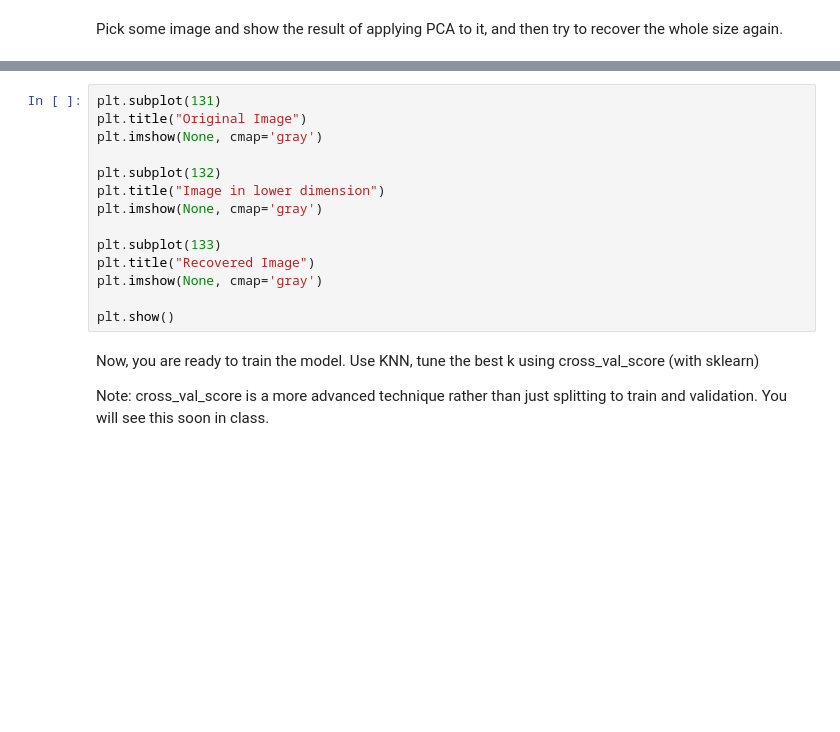
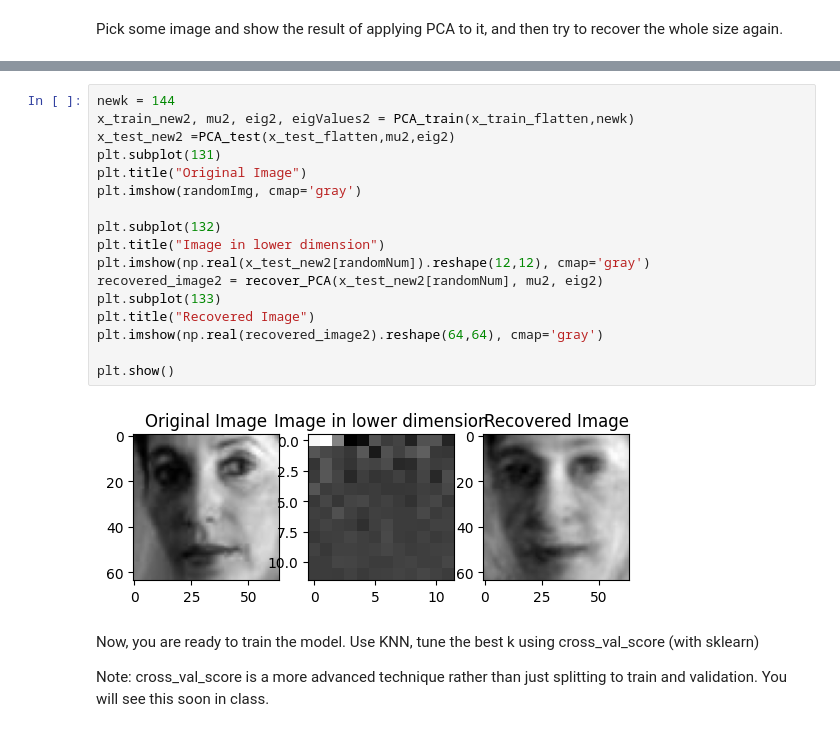
Before and after one commit to MahmoudAbade/ML-HW, a Jupyter notebook: HW3.ipynb, the cells around one changed output, grey strips where cells are left out. Cells and saved outputs as stored; diff of their text form; blank space fills up the shorter version.

```diff
--- a/HW3.ipynb
+++ b/HW3.ipynb
@@ -767,17 +729,22 @@ If optimal_n_components is close to 81: The visual difference might be minimal.
 # %%
+newk = 144
+x_train_new2, mu2, eig2, eigValues2 = PCA_train(x_train_flatten,newk)
+x_test_new2 =PCA_test(x_test_flatten,mu2,eig2)
 plt.subplot(131)
 plt.title("Original Image")
-plt.imshow(None, cmap='gray')
+plt.imshow(randomImg, cmap='gray')
 
 plt.subplot(132)
 plt.title("Image in lower dimension")
-plt.imshow(None, cmap='gray')
-
+plt.imshow(np.real(x_test_new2[randomNum]).reshape(12,12), cmap='gray')
+recovered_image2 = recover_PCA(x_test_new2[randomNum], mu2, eig2)
 plt.subplot(133)
 plt.title("Recovered Image")
-plt.imshow(None, cmap='gray')
+plt.imshow(np.real(recovered_image2).reshape(64,64), cmap='gray')
 
 plt.show()
+# %% [output]
+[figure, added]
 # %% [markdown]
 Now, you are ready to train the model. Use KNN, tune the best k using cross_val_score (with sklearn)
 
```
Also changed, not shown: parts of 33 cells of this notebook.
